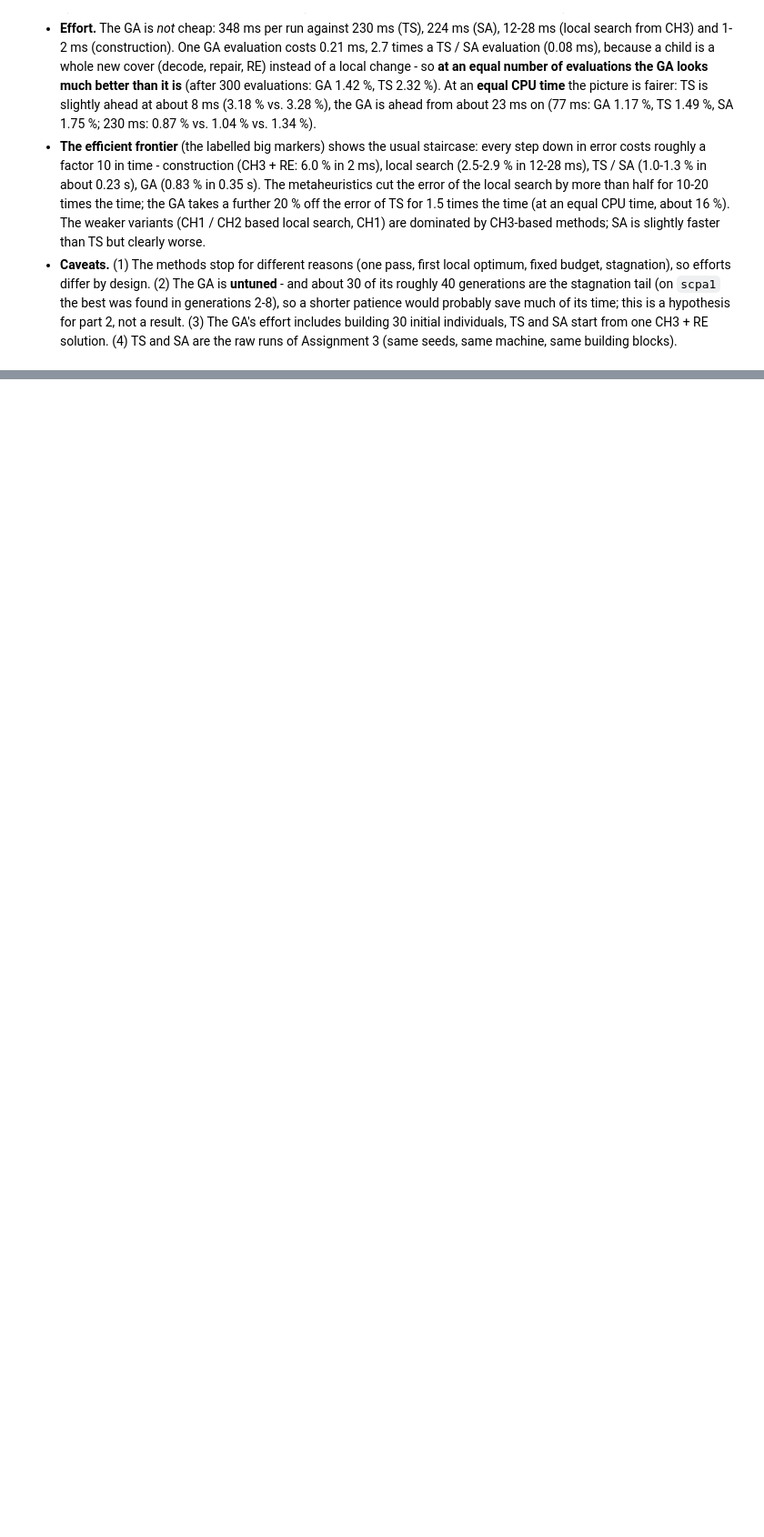
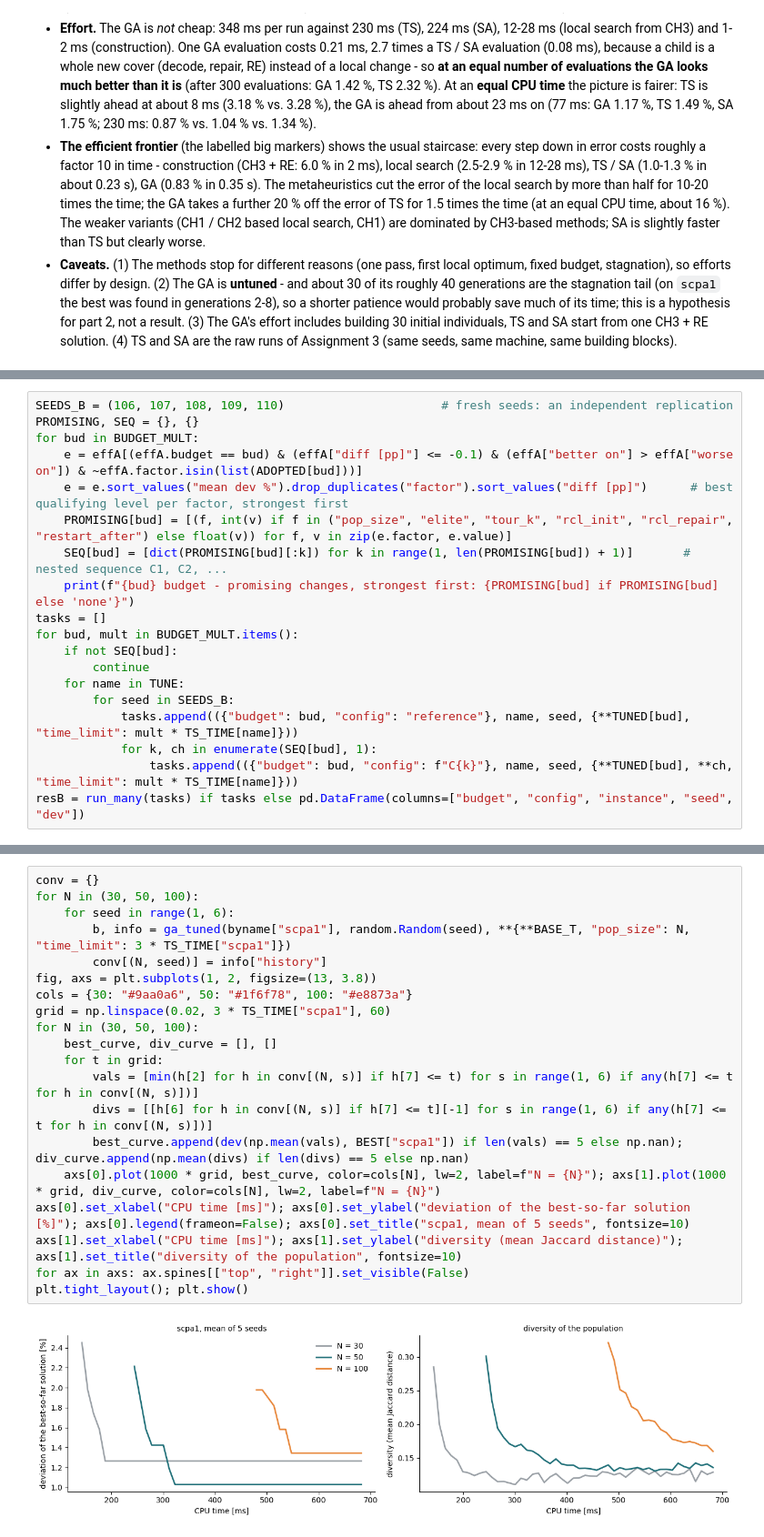
Before and after one commit to MrSavinK/constructive-heuristics-for-the-SCP, a Jupyter notebook: NN4.ipynb, the cells around one changed output, grey strips where cells are left out. Shown at 91% size. Saved outputs shown, nothing was run; the diff lists cells and outputs as text; blank space fills up the shorter version.

```diff
--- a/NN4.ipynb
+++ b/NN4.ipynb
@@ -1304,0 +1551,19 @@ and use the paired design with statistical tests of Assignment 3.
+# %%
+SEEDS_B = (106, 107, 108, 109, 110)                      # fresh seeds: an independent replication
+PROMISING, SEQ = {}, {}
+for bud in BUDGET_MULT:
+    e = effA[(effA.budget == bud) & (effA["diff [pp]"] <= -0.1) & (effA["better on"] > effA["worse on"]) & ~effA.factor.isin(list(ADOPTED[bud]))]
+    e = e.sort_values("mean dev %").drop_duplicates("factor").sort_values("diff [pp]")      # best qualifying level per factor, strongest first
+    PROMISING[bud] = [(f, int(v) if f in ("pop_size", "elite", "tour_k", "rcl_init", "rcl_repair", "restart_after") else float(v)) for f, v in zip(e.factor, e.value)]
+    SEQ[bud] = [dict(PROMISING[bud][:k]) for k in range(1, len(PROMISING[bud]) + 1)]       # nested sequence C1, C2, ...
+    print(f"{bud} budget - promising changes, strongest first: {PROMISING[bud] if PROMISING[bud] else 'none'}")
+tasks = []
+for bud, mult in BUDGET_MULT.items():
+    if not SEQ[bud]:
+        continue
+    for name in TUNE:
+        for seed in SEEDS_B:
+            tasks.append(({"budget": bud, "config": "reference"}, name, seed, {**TUNED[bud], "time_limit": mult * TS_TIME[name]}))
+            for k, ch in enumerate(SEQ[bud], 1):
+                tasks.append(({"budget": bud, "config": f"C{k}"}, name, seed, {**TUNED[bud], **ch, "time_limit": mult * TS_TIME[name]}))
+resB = run_many(tasks) if tasks else pd.DataFrame(columns=["budget", "config", "instance", "seed", "dev"])
@@ -1304,0 +1625,22 @@ and use the paired design with statistical tests of Assignment 3.
+# %%
+conv = {}
+for N in (30, 50, 100):
+    for seed in range(1, 6):
+        b, info = ga_tuned(byname["scpa1"], random.Random(seed), **{**BASE_T, "pop_size": N, "time_limit": 3 * TS_TIME["scpa1"]})
+        conv[(N, seed)] = info["history"]
+fig, axs = plt.subplots(1, 2, figsize=(13, 3.8))
+cols = {30: "#9aa0a6", 50: "#1f6f78", 100: "#e8873a"}
+grid = np.linspace(0.02, 3 * TS_TIME["scpa1"], 60)
+for N in (30, 50, 100):
+    best_curve, div_curve = [], []
+    for t in grid:
+        vals = [min(h[2] for h in conv[(N, s)] if h[7] <= t) for s in range(1, 6) if any(h[7] <= t for h in conv[(N, s)])]
+        divs = [[h[6] for h in conv[(N, s)] if h[7] <= t][-1] for s in range(1, 6) if any(h[7] <= t for h in conv[(N, s)])]
+        best_curve.append(dev(np.mean(vals), BEST["scpa1"]) if len(vals) == 5 else np.nan); div_curve.append(np.mean(divs) if len(divs) == 5 else np.nan)
+    axs[0].plot(1000 * grid, best_curve, color=cols[N], lw=2, label=f"N = {N}"); axs[1].plot(1000 * grid, div_curve, color=cols[N], lw=2, label=f"N = {N}")
+axs[0].set_xlabel("CPU time [ms]"); axs[0].set_ylabel("deviation of the best-so-far solution [%]"); axs[0].legend(frameon=False); axs[0].set_title("scpa1, mean of 5 seeds", fontsize=10)
+axs[1].set_xlabel("CPU time [ms]"); axs[1].set_ylabel("diversity (mean Jaccard distance)"); axs[1].set_title("diversity of the population", fontsize=10)
+for ax in axs: ax.spines[["top", "right"]].set_visible(False)
+plt.tight_layout(); plt.show()
+# %% [output]
+[figure, added]
```
Also changed, not shown: parts of 47 cells of this notebook, 15 other files.
